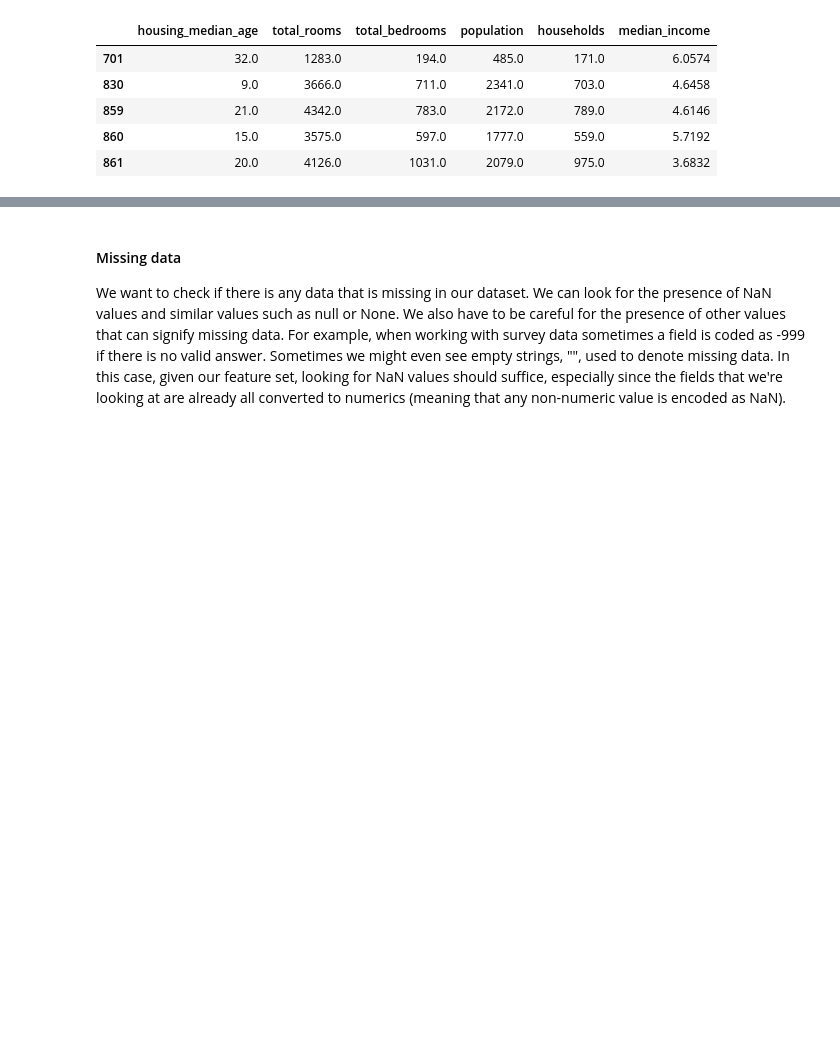
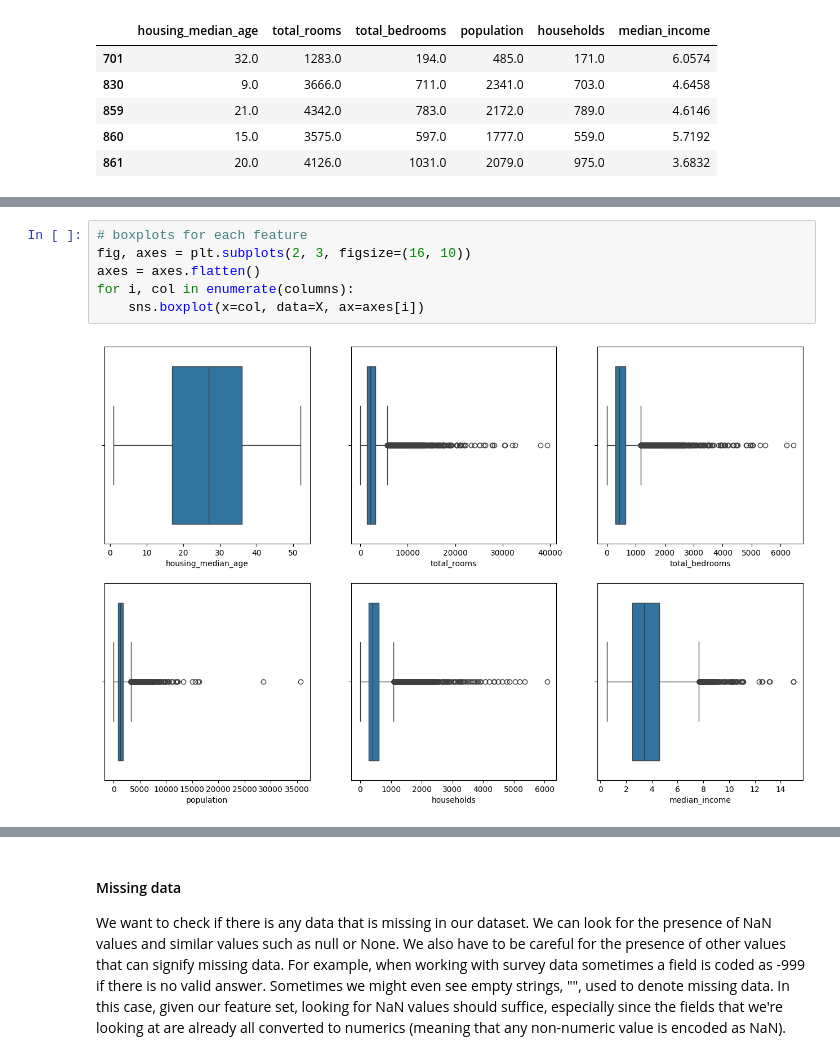
Before and after one commit to mark-torres10/personal_website, a Jupyter notebook: _jupyter/2023-12-22-linear-regression-example.ipynb, the cells around one changed output, grey strips where cells are left out. Drawn from its saved outputs; the diff is of its cells as text; blank space fills up the shorter version.

```diff
--- a/_jupyter/2023-12-22-linear-regression-example.ipynb
+++ b/_jupyter/2023-12-22-linear-regression-example.ipynb
@@ -151,0 +148,8 @@ Let's do these in steps.
+# %%
+# boxplots for each feature
+fig, axes = plt.subplots(2, 3, figsize=(16, 10))
+axes = axes.flatten()
+for i, col in enumerate(columns):
+    sns.boxplot(x=col, data=X, ax=axes[i])
+# %% [output]
+[figure, added]
```
Also changed, not shown: parts of 52 cells of this notebook, 13 other files.
